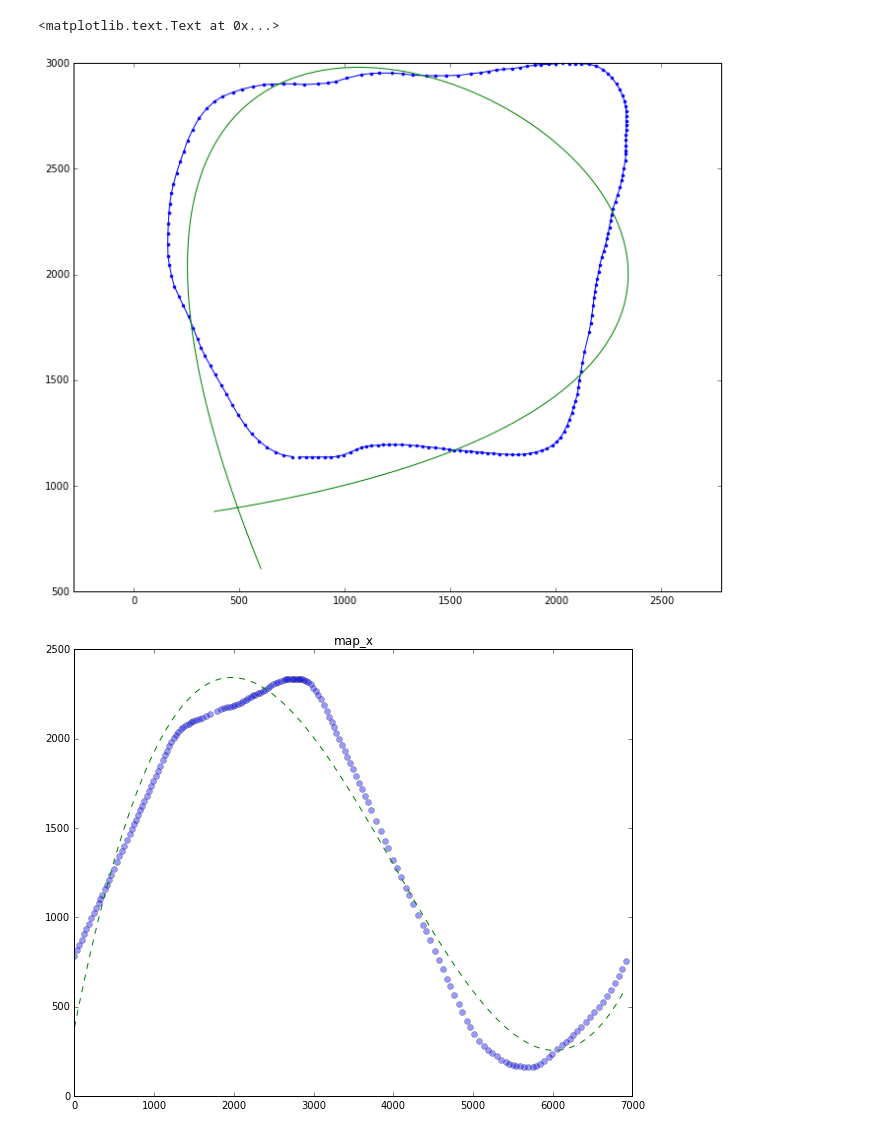
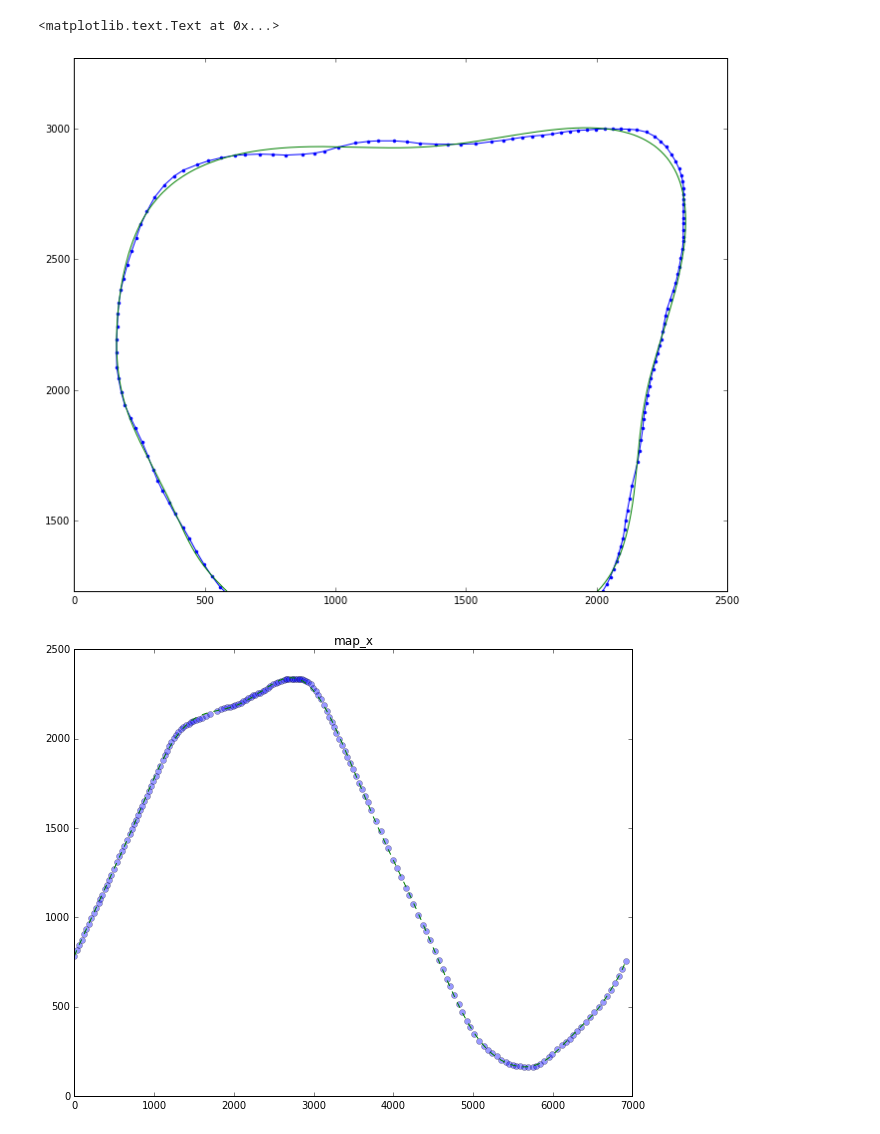
Before and after one commit to hayoung-kim/udacity-path-planning, a Jupyter notebook: data/map.ipynb, the cells around one changed output. Cells and saved outputs as stored; diff of their text form; code cells hidden in the pictures.

```diff
--- a/data/map.ipynb
+++ b/data/map.ipynb
@@ -58,26 +55,26 @@ plt.axis('equal')
 # %%
-x_given_s = poly.polyfit(map_s, map_x, 3)
-y_given_s = poly.polyfit(map_s, map_y, 3)
+x_given_s = poly.polyfit(map_s, map_x, 21)
+y_given_s = poly.polyfit(map_s, map_y, 21)
 s_range = np.linspace(map_s[0], map_s[-1], num=1000)
 x_fit = poly.polyval(s_range, x_given_s)
 y_fit = poly.polyval(s_range, y_given_s)
 
 plt.figure(figsize=(10,8))
 plt.plot(map_x, map_y, '.-')
 plt.plot(x_fit, y_fit)
 plt.tight_layout()
 plt.axis('equal')
 
 plt.figure(figsize=(10,8))
 plt.plot(map_s, map_x, 'o', alpha=0.4)
 plt.plot(s_range, x_fit, '--')
 plt.title('map_x')
 
 plt.figure(figsize=(10,8))
 plt.plot(map_s, map_y, 'o', alpha=0.4)
 plt.plot(s_range, y_fit, '--')
 plt.title('map_y')
 # %% [output]
 <matplotlib.text.Text at 0x...>
-[figure, old version]
+[figure, new version]
-[figure, old version]
+[figure, new version]
```
Also changed, not shown: parts of 3 cells of this notebook, 1 other file.
